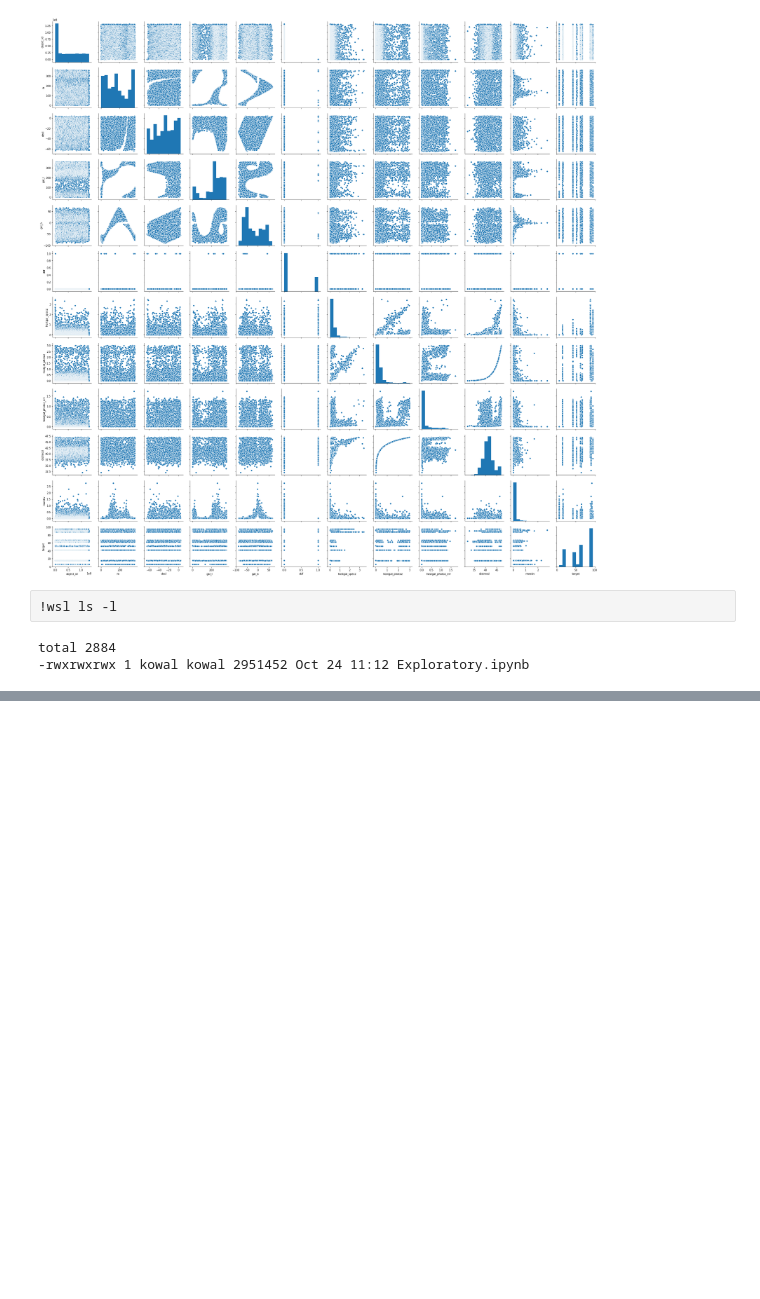
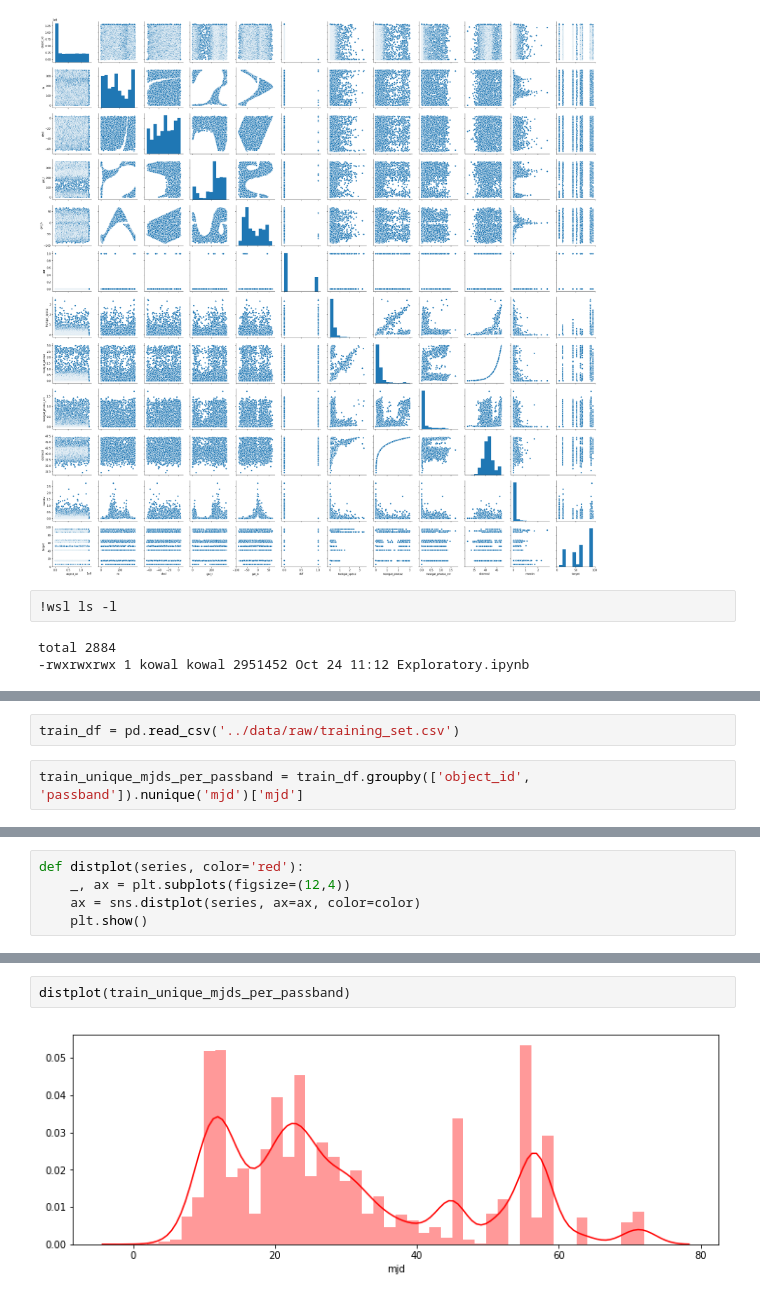
Before and after one commit to kowaalczyk/astronomical-classification, a Jupyter notebook: notebooks/Exploratory.ipynb, the cells around one changed output, grey strips where cells are left out. Saved outputs shown, nothing was run; the diff lists cells and outputs as text; blank space fills up the shorter version.

```diff
--- a/notebooks/Exploratory.ipynb
+++ b/notebooks/Exploratory.ipynb
@@ -75,0 +83,4 @@ total 2884
+# %%
+train_df = pd.read_csv('../data/raw/training_set.csv')
+# %%
+train_unique_mjds_per_passband = train_df.groupby(['object_id', 'passband']).nunique('mjd')['mjd']
@@ -75,0 +89,5 @@ total 2884
+# %%
+def distplot(series, color='red'):
+    _, ax = plt.subplots(figsize=(12,4))
+    ax = sns.distplot(series, ax=ax, color=color)
+    plt.show()
@@ -75,0 +106,4 @@ total 2884
+# %%
+distplot(train_unique_mjds_per_passband)
+# %% [output]
+[figure, added]
```
Also changed, not shown: parts of 17 cells of this notebook, 8 other files.
